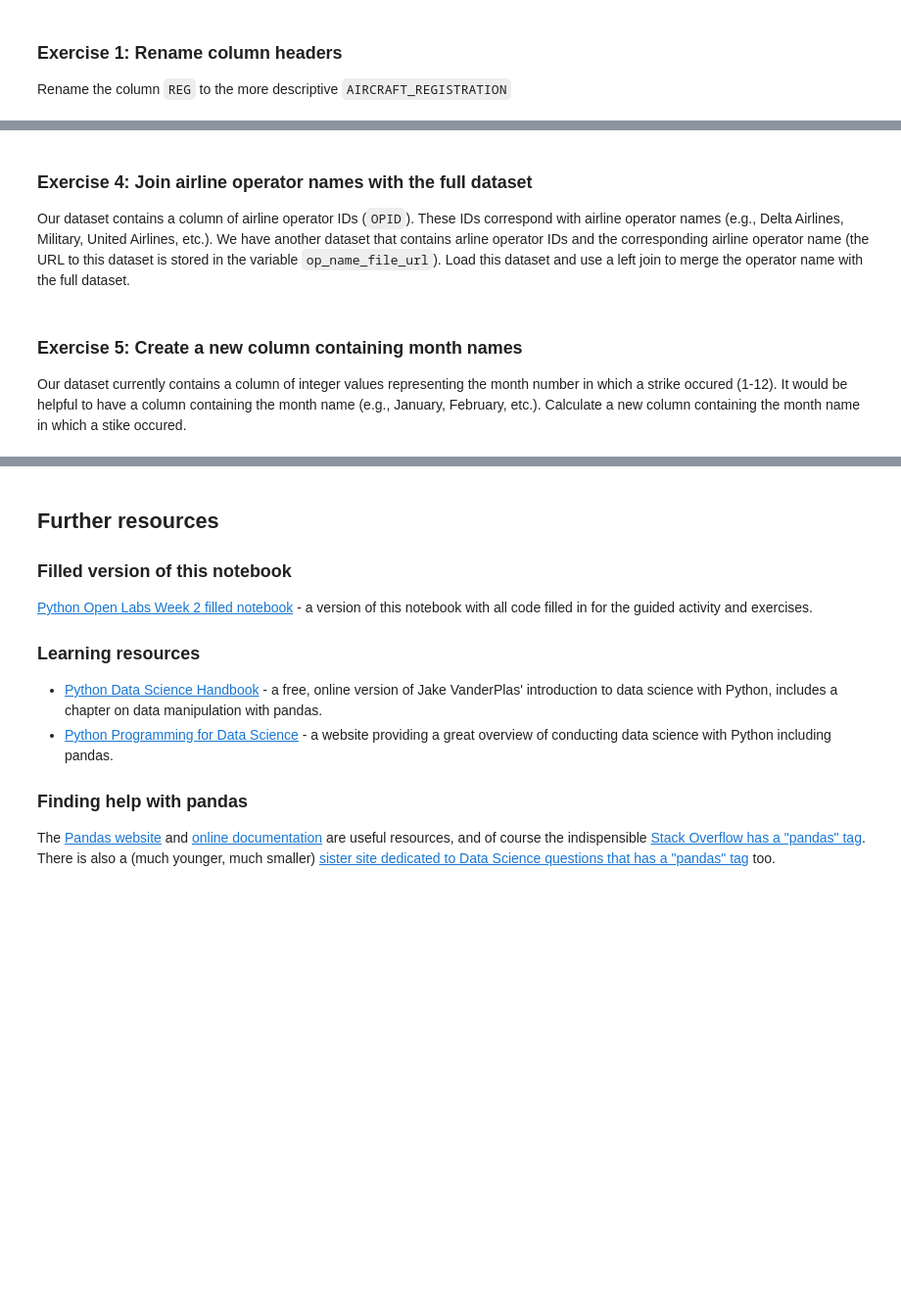
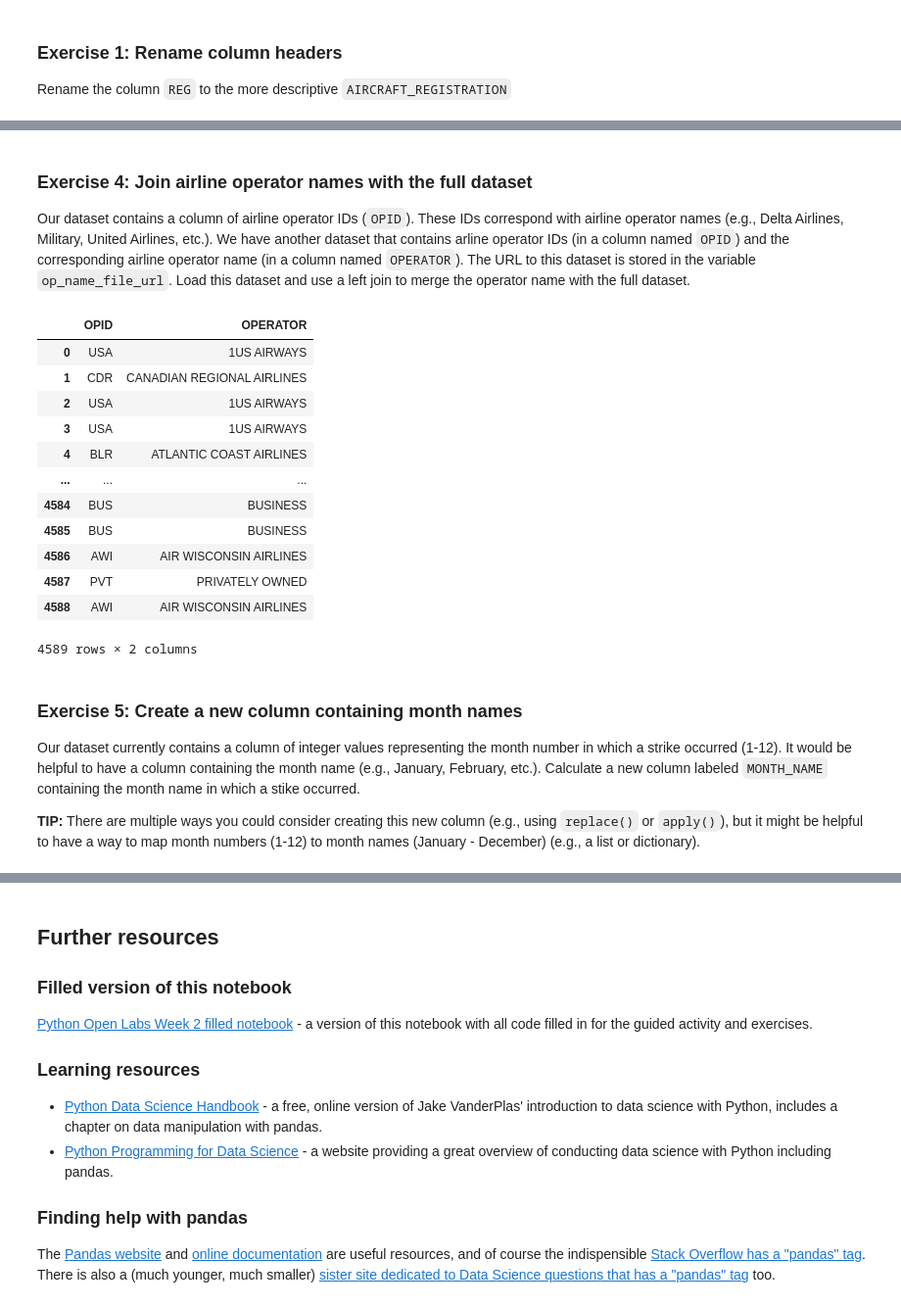
Before and after one commit to NCSU-Libraries/data-viz-workshops, a Jupyter notebook: Python_Open_Labs/Data_wrangling_with_Pandas/Python_Open_Labs_Week2_filled.ipynb, the cells around one changed output, grey strips where cells are left out. Shown at 98% size. Drawn from its saved outputs; the diff is of its cells as text; code cells hidden in the pictures; blank space fills up the shorter version.

Commit message:
pushing final notebooks for open lab 2 workshop on 3-10-21

```diff
--- a/Python_Open_Labs/Data_wrangling_with_Pandas/Python_Open_Labs_Week2_filled.ipynb
+++ b/Python_Open_Labs/Data_wrangling_with_Pandas/Python_Open_Labs_Week2_filled.ipynb
@@ -411,13 +478,37 @@ Our dataset should only contain data from the years 1990-2019. Remove any rows o
 # %% [markdown]
 ### Exercise 4: Join airline operator names with the full dataset
 
-Our dataset contains a column of airline operator IDs (`OPID`). These IDs correspond with airline operator names (e.g., Delta Airlines, Military, United Airlines, etc.). We have another dataset that contains arline operator IDs and the corresponding airline operator name (the URL to this dataset is stored in the variable `op_name_file_url`). Load this dataset and use a left join to merge the operator name with the full dataset.
+Our dataset contains a column of airline operator IDs (`OPID`). These IDs correspond with airline operator names (e.g., Delta Airlines, Military, United Airlines, etc.). We have another dataset that contains arline operator IDs (in a column named `OPID`) and the corresponding airline operator name (in a column named `OPERATOR`). The URL to this dataset is stored in the variable `op_name_file_url`. Load this dataset and use a left join to merge the operator name with the full dataset.
 # %%
 # URL to the CSV file containing unique airline operator IDs and names
-op_name_file_url = 'https://github.com/NCSU-Libraries/data-viz-workshops/blob/master/Python_Open_Labs/data/FAA_Wildlife_operator_id_table.csv'
+op_name_file_url = 'https://github.com/NCSU-Libraries/data-viz-workshops/blob/master/Python_Open_Labs/data/FAA_Wildlife_operator_id_table.csv?raw=true'
+
+# Load the operator ID and name dataset into a DataFrame
+operator_name_table = pd.read_csv(op_name_file_url)
 
 # Join airline operator names to the full dataset using matching operater IDs
+wl_strikes_clean_join = pd.merge(wl_strikes_clean_filter, operator_name_table,
+                                 how='left', on='OPID')
+
+# Print out the columns "OPID" and "OPERATOR" from the new merged DataFrame
+wl_strikes_clean_join[['OPID', 'OPERATOR']]
+# %% [output]
+|  | OPID | OPERATOR |
+| 0 | USA | 1US AIRWAYS |
+| 1 | CDR | CANADIAN REGIONAL AIRLINES |
+| 2 | USA | 1US AIRWAYS |
+| 3 | USA | 1US AIRWAYS |
+| 4 | BLR | ATLANTIC COAST AIRLINES |
+| ... | ... | ... |
+| 4584 | BUS | BUSINESS |
+| 4585 | BUS | BUSINESS |
+| 4586 | AWI | AIR WISCONSIN AIRLINES |
+| 4587 | PVT | PRIVATELY OWNED |
+| 4588 | AWI | AIR WISCONSIN AIRLINES |
+4589 rows × 2 columns
 # %% [markdown]
 ### Exercise 5: Create a new column containing month names
 
-Our dataset currently contains a column of integer values representing the month number in which a strike occured (1-12). It would be helpful to have a column containing the month name (e.g., January, February, etc.). Calculate a new column containing the month name in which a stike occured.
+Our dataset currently contains a column of integer values representing the month number in which a strike occurred (1-12). It would be helpful to have a column containing the month name (e.g., January, February, etc.). Calculate a new column labeled `MONTH_NAME` containing the month name in which a stike occurred.
+
+**TIP:** There are multiple ways you could consider creating this new column (e.g., using `replace()` or `apply()`), but it might be helpful to have a way to map month numbers (1-12) to month names (January - December) (e.g., a list or dictionary).
```
Also changed, not shown: parts of 26 cells of this notebook, 1 other file.
